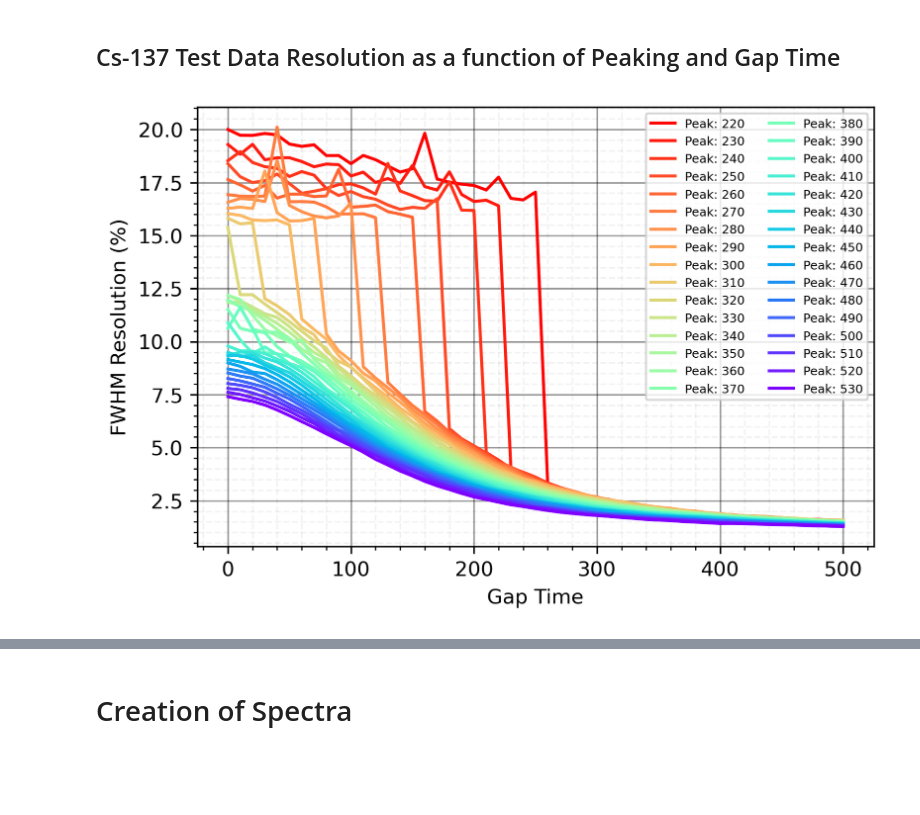
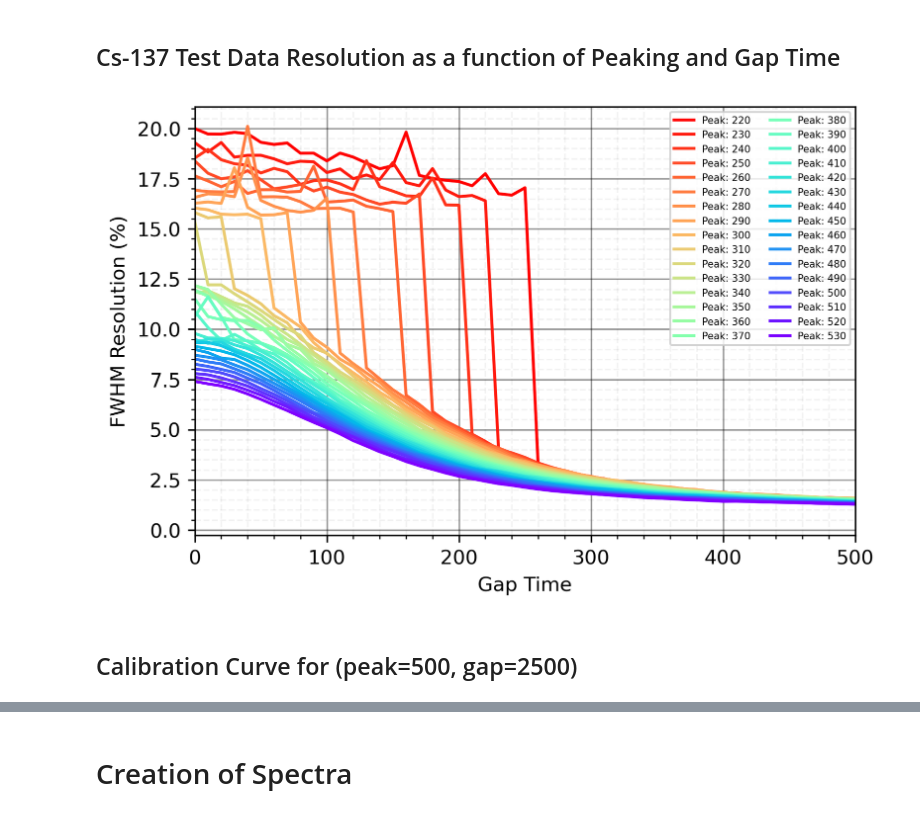
Before and after one commit to cllamb0/NE-204, a Jupyter notebook: Lab-1/NE-204_Lab-1_Final-Code.ipynb, the cells around one changed output, grey strips where cells are left out. Drawn from its saved outputs; the diff is of its cells as text; code cells hidden in the pictures; blank space fills up the shorter version.

```diff
--- a/Lab-1/NE-204_Lab-1_Final-Code.ipynb
+++ b/Lab-1/NE-204_Lab-1_Final-Code.ipynb
@@ -1,20 +5,22 @@
 # %%
-import numpy as np
-import matplotlib.pyplot as plt
-import h5py
-from scipy.signal import savgol_filter
-from scipy.optimize import curve_fit
-from tqdm.notebook import tqdm
-import math
-import warnings
+import sys
+sys.path.insert(0, '../')
+from NE204_Functions import *
 
-import os
-try:
-    os.mkdir('Plots')
-    print('Created Plots directory')
-except:
-    print('Plots directory already exists')
-    pass
+plt.rcParams['figure.dpi'] = 300
+
+source_colors = {'Co57': 'red', 'Co60': 'orange', 'Cs137': 'gold',
+                 'Eu152': 'green', 'Th228': 'blue', 'Background': 'purple'}
+
+# Information of sources that were used for data collection
+#              'Source_Name': [Production_Date, Measurement_Date, Half-Life(yrs),
+#               Production_Activity, Measurement_Time(min)]
+source_info = {'Cs137': ['10/15/2020', '9/28/2022', 30.08, 0.01e-3, 2],
+               'Co57': ['10/15/2020', '9/28/2022', 0.7445, 0.01e-3, 2],
+               'Co60': ['10/15/2020', '9/28/2022', 5.2747, 0.01e-3, 2],
+               'Th228': ['10/1/2013', '10/11/2022', 1.9116, 10.93e-6, 60],
+               'Eu152': ['3/15/2012', '10/11/2022', 13.517, 9.496e-6, 5],
+               'Background': [None, '10/12/2022', None, None, 60]}
 # %% [output]
 Plots directory already exists
 # %% [markdown]
@@ -22,26 +28,31 @@ Plots directory already exists
 # %%
 files = [[int(f.split('p')[1][:3]), 'Cs137-Test-Fits/Fits/'+f] for f in os.listdir('Cs137-Test-Fits/Fits/')]
 files.sort()
 
 cmap = plt.get_cmap('rainbow')
 colors = cmap(np.linspace(1, 0, len(files)))
 
-gs = list(range(0,510,10))
+gs = list(range(0,510,10))+list(range(600, 10100, 100))
 
 plt.figure(dpi=300)
 for i, file in enumerate(files):
     gfr = np.load(file[1])
 
     resolutions = np.abs(((gfr[:,3]*2.35482)/gfr[:,2])*100)
 
-    plt.plot(gs, resolutions, label='Peak: {}'.format(file[0]), color=colors[i])
-plt.legend(fontsize=6, ncol=2)
+    plt.plot(gs[:len(resolutions)], resolutions, label='Peak: {}'.format(file[0]), color=colors[i])
+plt.legend(fontsize=5, ncol=2)
 plt.xlabel('Gap Time')
 plt.ylabel('FWHM Resolution (%)')
 plt.grid(which='major', color='k', linestyle='-', alpha=0.4)
 plt.minorticks_on()
 plt.grid(which='minor', color='k', linestyle='--', alpha=0.05)
+plt.xlim(0,500)
+#plt.ylim(1.3,2)
 plt.savefig('Plots/cs137_resolution_optimization.png', dpi=300, bbox_inches='tight', facecolor='white')
+
 plt.show()
 # %% [output]
-[figure, old version]
+[figure, new version]
+# %% [markdown]
+## Calibration Curve for (peak=500, gap=2500)
```
Also changed, not shown: parts of 28 cells of this notebook, 9 other files.
